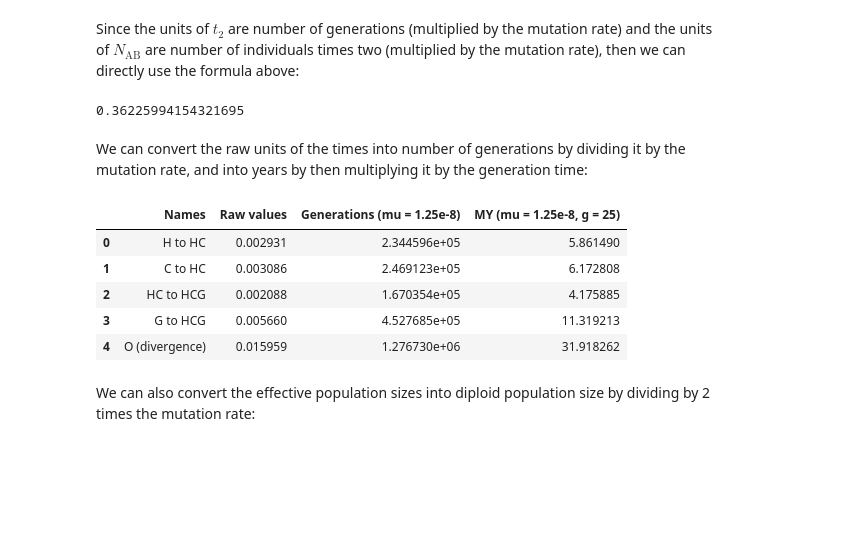
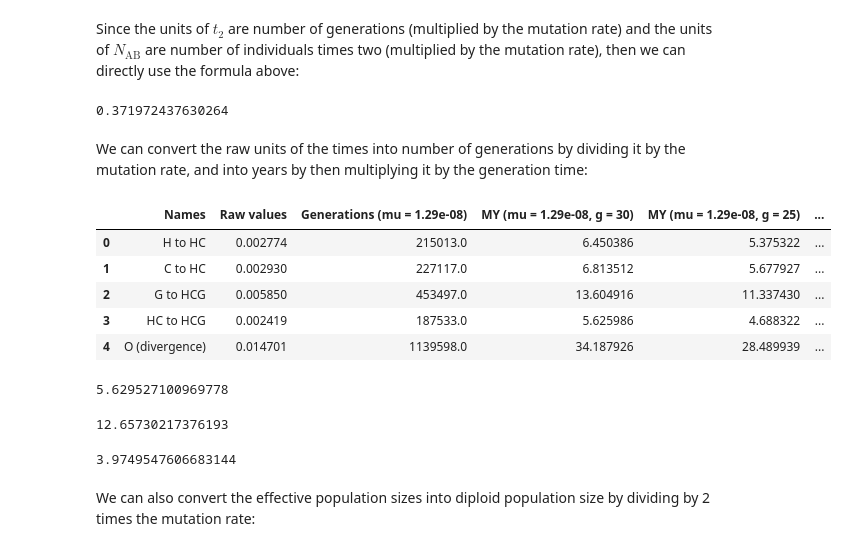
Before and after one commit to rivasiker/trails_paper, a Jupyter notebook: chr1/analyses/full_chr1.ipynb, the cells around one changed output. Saved outputs shown, nothing was run; the diff lists cells and outputs as text; code cells hidden in the pictures; blank space fills up the shorter version.

```diff
--- a/chr1/analyses/full_chr1.ipynb
+++ b/chr1/analyses/full_chr1.ipynb
@@ -12,16 +12,16 @@ from trails.read_data import maf_parser
 from trails.cutpoints import cutpoints_ABC
 %load_ext rpy2.ipython
 
-n_int_AB_original = 3
-n_int_ABC_original = 3
+n_int_AB_original = 5
+n_int_ABC_original = 5
 
-n_int_AB = 3
-n_int_ABC = 3
+n_int_AB = 5
+n_int_ABC = 5
 # %% [markdown]
 Load the data:
 # %%
 # Read the output from TRAILS
-df = pd.read_csv('../results/chr1_L-BFGS-B.csv')
+df = pd.read_csv('../results/chr1_Nelder-Mead_third_run.csv')
 # Find iteration with largest likelihood
 df = df[df['loglik'] == df['loglik'].max()]
 # Convert parameter estimates into dictionary
@@ -74,23 +75,62 @@ Since the units of $t_2$ are number of generations (multiplied by the mutation r
 # %%
 (2/3)*np.exp(-(dct["t_2"])/(dct["N_AB"]))
 # %% [output]
-0.36225994154321695
+0.371972437630264
 # %% [markdown]
 We can convert the raw units of the times into number of generations by dividing it by the mutation rate, and into years by then multiplying it by the generation time:
 # %%
+# mu_est = 9.70e-09 # Conrad et al., 2011 (human)
+# mu_est = 1.20e-08 # Kong et al., 2012 (human)
+# mu_est = 1.20e-08 # Francioli et al., 2015 (human)
+# mu_est = 1.28e-08 # Rahbari et al., 2016 (human)
+# mu_est = 1.05e-08 # Wong et al., 2016 (human)
+mu_est = 1.29e-08 # Jónsson et al., 2017 (human)
+# mu_est = 1.28e-08 # Maretty et al., 2017 (human)
+# mu_est = 1.30e-08 # Turner et al., 2017 (human)
+# mu_est = 1.10e-08 # Sasani et al., 2019 (human)
+# mu_est = 1.22e-08 # Kessler et al., 2020 (human)
+# mu_est = 9.33e-09 # Bergeron et al., 2023 (human)
+# mu_est = 1.40e-08 # Bergeron et al., 2023 (human)
+
+# mu_est = 1.20e-8 # Venn et al., 2014 (chimp)
+# mu_est = 1.48e-8 # Tatsumoto et al., 2017 (chimp)
+# mu_est = 1.26e-8 # Besenbacher et al., 2019 (chimp)
+# mu_est = 1.25e-8 # Bergeron et al., 2023 (chimp)
+
+# mu_est = 1.13e-08 # Besenbacher et al., 2019 (gorilla)
+
+# mu_est = 1.66e-08 # Besenbacher et al., 2019 (orangutan)
+
 df_params = pd.DataFrame()
-df_params['Names'] = ['H to HC', 'C to HC', 'HC to HCG', 'G to HCG', 'O (divergence)']
-df_params['Raw values'] = [dct[i] for i in ['t_A', 't_B', 't_2', 't_C']] + [t_out]
-df_params['Generations (mu = 1.25e-8)'] = df_params['Raw values']/1.25e-8
-df_params['MY (mu = 1.25e-8, g = 25)'] = df_params['Raw values']/1.25e-8*25/1000000
+df_params['Names'] = ['H to HC', 'C to HC', 'G to HCG', 'HC to HCG', 'O (divergence)']
+df_params['Raw values'] = [dct[i] for i in ['t_A', 't_B', 't_C', 't_2']] + [t_out]
+df_params['Generations (mu = '+str(mu_est)+')'] = round(df_params['Raw values']/mu_est)
+df_params['MY (mu = '+str(mu_est)+', g = 30)'] = df_params['Raw values']/mu_est*30/1000000
+df_params['MY (mu = '+str(mu_est)+', g = 25)'] = df_params['Raw values']/mu_est*25/1000000
+df_params['MY (mu = '+str(mu_est)+', g = 20)'] = df_params['Raw values']/mu_est*20/1000000
 df_params
 # %% [output]
-|  | Names | Raw values | Generations (mu = 1.25e-8) | MY (mu = 1.25e-8, g = 25) |
-| 0 | H to HC | 0.002931 | 2.344596e+05 | 5.861490 |
-| 1 | C to HC | 0.003086 | 2.469123e+05 | 6.172808 |
-| 2 | HC to HCG | 0.002088 | 1.670354e+05 | 4.175885 |
-| 3 | G to HCG | 0.005660 | 4.527685e+05 | 11.319213 |
-| 4 | O (divergence) | 0.015959 | 1.276730e+06 | 31.918262 |
+|  | Names | Raw values | Generations (mu = 1.29e-08) | MY (mu = 1.29e-08, g = 30) | MY (mu = 1.29e-08, g = 25) | ... |
+| 0 | H to HC | 0.002774 | 215013.0 | 6.450386 | 5.375322 | ... |
+| 1 | C to HC | 0.002930 | 227117.0 | 6.813512 | 5.677927 | ... |
+| 2 | G to HCG | 0.005850 | 453497.0 | 13.604916 | 11.337430 | ... |
+| 3 | HC to HCG | 0.002419 | 187533.0 | 5.625986 | 4.688322 | ... |
+| 4 | O (divergence) | 0.014701 | 1139598.0 | 34.187926 | 28.489939 | ... |
+# %%
+# 2–3% Moorjani et al., 2016
+(dct['t_B']/dct['t_A']-1)*100
+# %% [output]
+5.629527100969778
+# %%
+# 6–7% Moorjani et al., 2016
+(dct['t_C']/(dct['t_A']+dct['t_2'])-1)*100
+# %% [output]
+12.65730217376193
+# %%
+# 11% Moorjani et al., 2016
+(t_D/(dct['t_A']+dct['t_2']+cut_ABC_original[n_int_ABC_original-1]*dct["N_ABC"]+dct["t_upper"])-1)*100
+# %% [output]
+3.9749547606683144
 # %% [markdown]
 We can also convert the effective population sizes into diploid population size by dividing by 2 times the mutation rate:
 # %%
```
Also changed, not shown: parts of 17 cells of this notebook, 11 other files.
